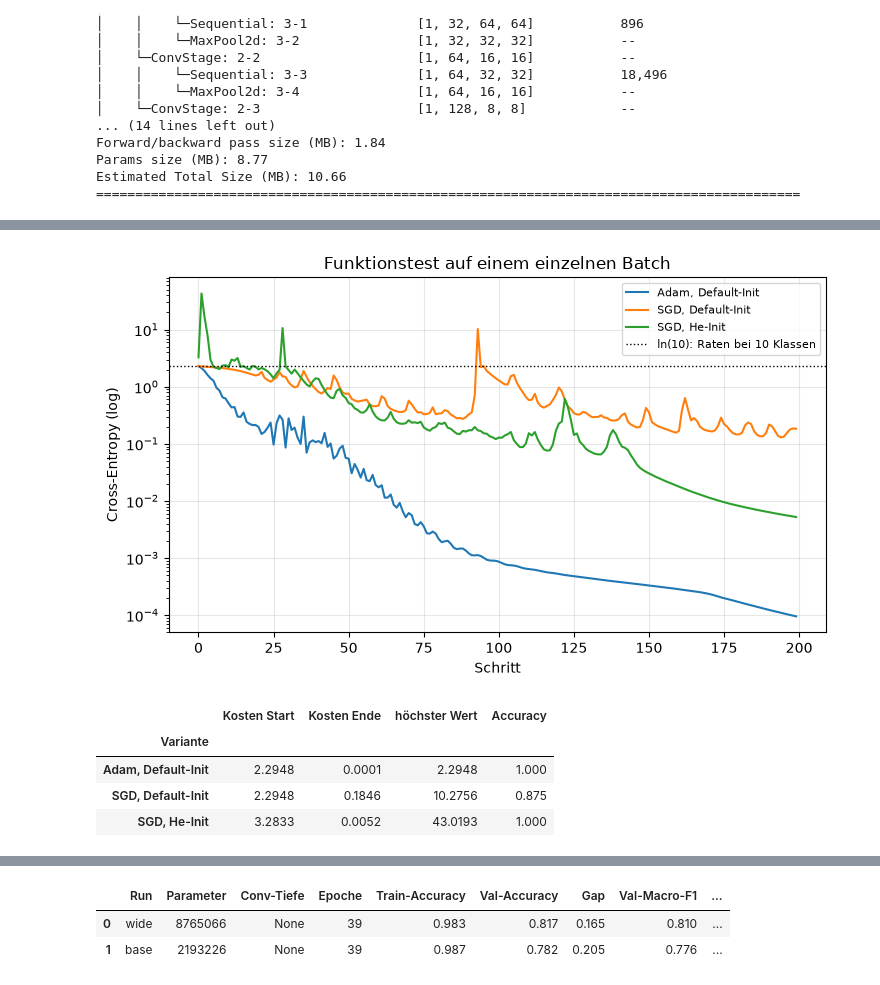
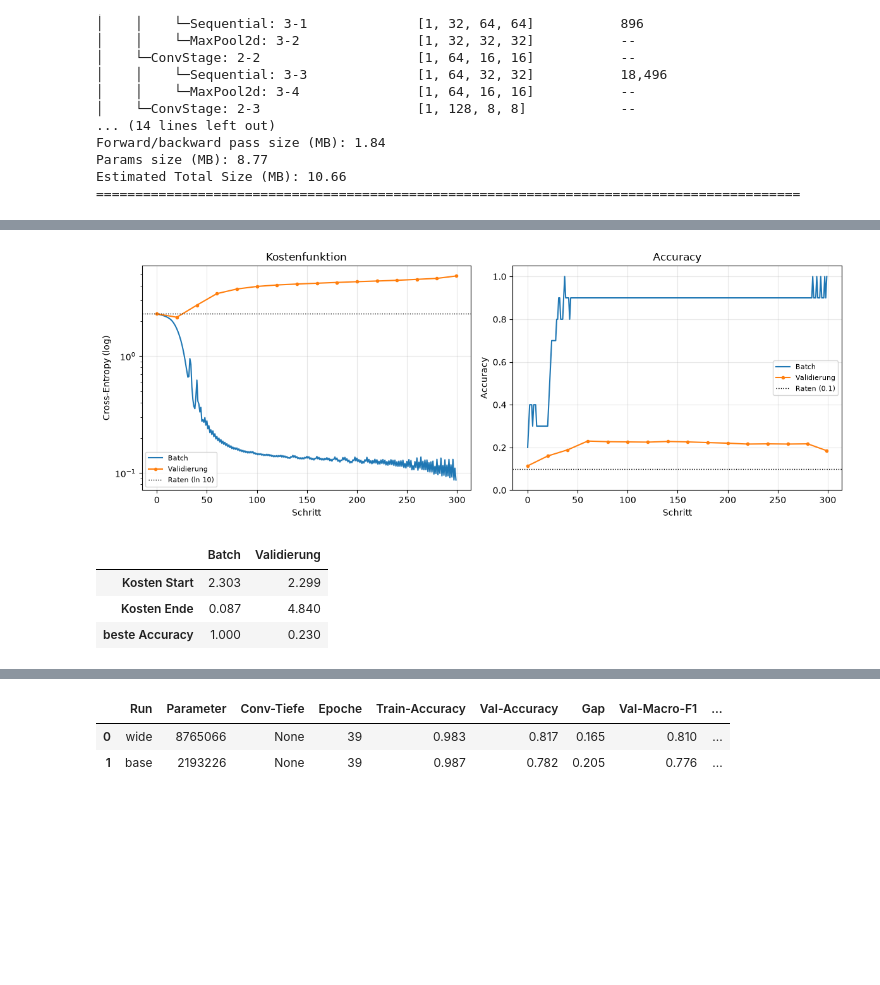
Before and after one commit to IAaron4/del-hs26-mini-challenge, a Jupyter notebook: notebooks/mini_challenge_del.ipynb, the cells around one changed output, grey strips where cells are left out. Cells and saved outputs as stored; diff of their text form; code cells hidden in the pictures; blank space fills up the shorter version.

Commit message:
feat: update overfitting test and notebook

```diff
--- a/notebooks/mini_challenge_del.ipynb
+++ b/notebooks/mini_challenge_del.ipynb
@@ -234,45 +236,30 @@ alle Kurven starten.
 # %%
-# Ein fester Batch für alle Varianten, damit sich nur Optimizer und Initialisierung unterscheiden.
+# Ein Bild pro Klasse aus dem Trainings-Split, damit im Test jede Klasse einmal vorkommt.
+train, val = dm.split.train, dm.split.val
+ein_bild_pro_klasse = [int(train[dm.targets[train] == k][0]) for k in range(dm.num_classes)]
+batch_loader = dm.subset_loader(ein_bild_pro_klasse, shuffle=False, batch_size=10)
+
+# 100 Validierungsbilder pro Klasse, Raten ergibt hier genau 0.1.
+val_auswahl = np.concatenate([val[dm.targets[val] == k][:100] for k in range(dm.num_classes)])
+val_loader = dm.subset_loader(val_auswahl, shuffle=False, batch_size=250)
+
 seed_everything(SEED)
-fester_batch = next(iter(dm.train_loader(batch_size=32)))
+test_modell = ConfigurableCNN(basis)
+test_trainer = Trainer(model=test_modell, optimizer=torch.optim.SGD(test_modell.parameters(), lr=0.03),
+                       device=device, num_classes=dm.num_classes)
+overfit = test_trainer.overfit_batch(batch_loader, steps=300, val_loader=val_loader, eval_every=20)
 
-varianten = [
-    ("Adam, Default-Init", "adam", "default"),
-    ("SGD, Default-Init", "sgd", "default"),
-    ("SGD, He-Init", "sgd", "kaiming"),
-]
-verlaeufe = {}
-zeilen = []
-for name, opt, init in varianten:
-    seed_everything(SEED)
-    modell = ConfigurableCNN(basis.with_(init=init))
-    if opt == "adam":
-        optimizer = torch.optim.Adam(modell.parameters(), lr=1e-3)
-    else:
-        optimizer = torch.optim.SGD(modell.parameters(), lr=0.05)
-    trainer = Trainer(model=modell, optimizer=optimizer, device=device, num_classes=dm.num_classes)
-    ergebnis = trainer.overfit_batch([fester_batch], steps=200)
-    verlaeufe[name] = ergebnis.losses
-    zeilen.append({
-        "Variante": name,
-        "Kosten Start": ergebnis.losses[0],
-        "Kosten Ende": ergebnis.losses[-1],
-        "höchster Wert": max(ergebnis.losses),
-        "Accuracy": ergebnis.accuracy,
-    })
-
-plot_overfit_test(verlaeufe)
+plot_overfit_test(overfit)
 plt.show()
 
-tabelle = pd.DataFrame(zeilen).set_index("Variante")
-# Der eigentliche Funktionstest: mit Adam muss der Batch vollständig gelernt sein.
-assert tabelle.loc["Adam, Default-Init", "Accuracy"] == 1.0
-tabelle.round(4)
+pd.DataFrame({
+    "Batch": [overfit.losses[0], overfit.losses[-1], max(overfit.accuracies)],
+    "Validierung": [overfit.val_losses[0], overfit.val_losses[-1], max(overfit.val_accuracies)],
+}, index=["Kosten Start", "Kosten Ende", "beste Accuracy"]).round(3)
 # %% [output]
-[figure, old version]
+[figure, new version]
-|  | Kosten Start | Kosten Ende | höchster Wert | Accuracy |
-| Variante |  |  |  |  |
-| Adam, Default-Init | 2.2948 | 0.0001 | 2.2948 | 1.000 |
-| SGD, Default-Init | 2.2948 | 0.1846 | 10.2756 | 0.875 |
-| SGD, He-Init | 3.2833 | 0.0052 | 43.0193 | 1.000 |
+|  | Batch | Validierung |
+| Kosten Start | 2.303 | 2.299 |
+| Kosten Ende | 0.087 | 4.840 |
+| beste Accuracy | 1.000 | 0.230 |
 # %% [markdown]
```
Also changed, not shown: parts of 7 cells of this notebook, 5 other files.
